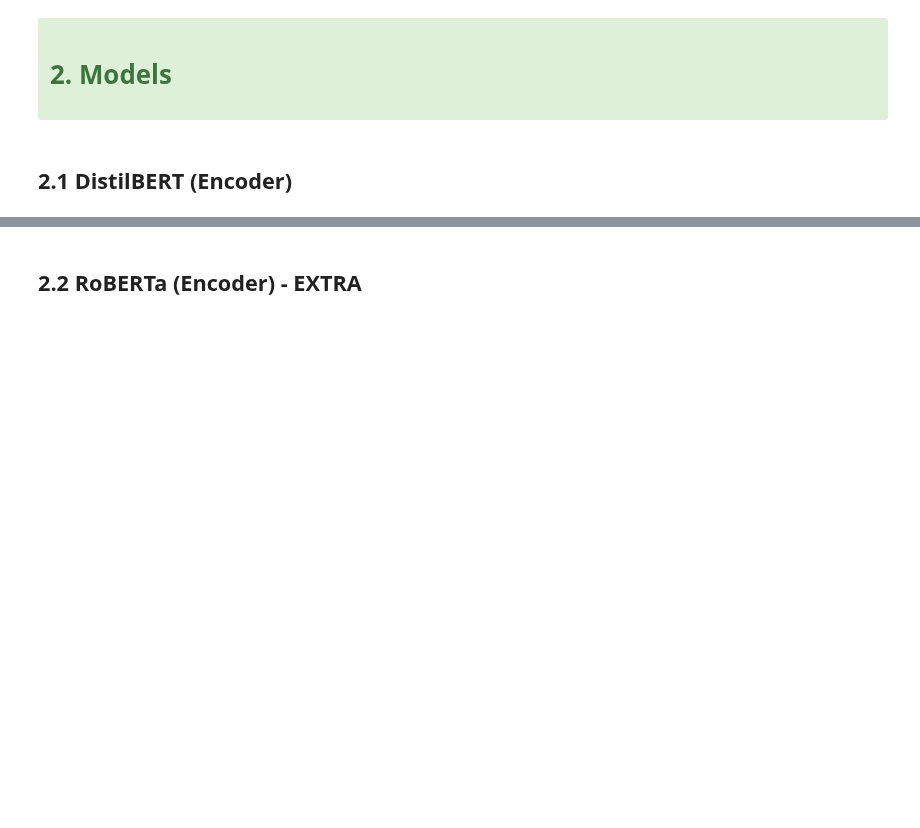
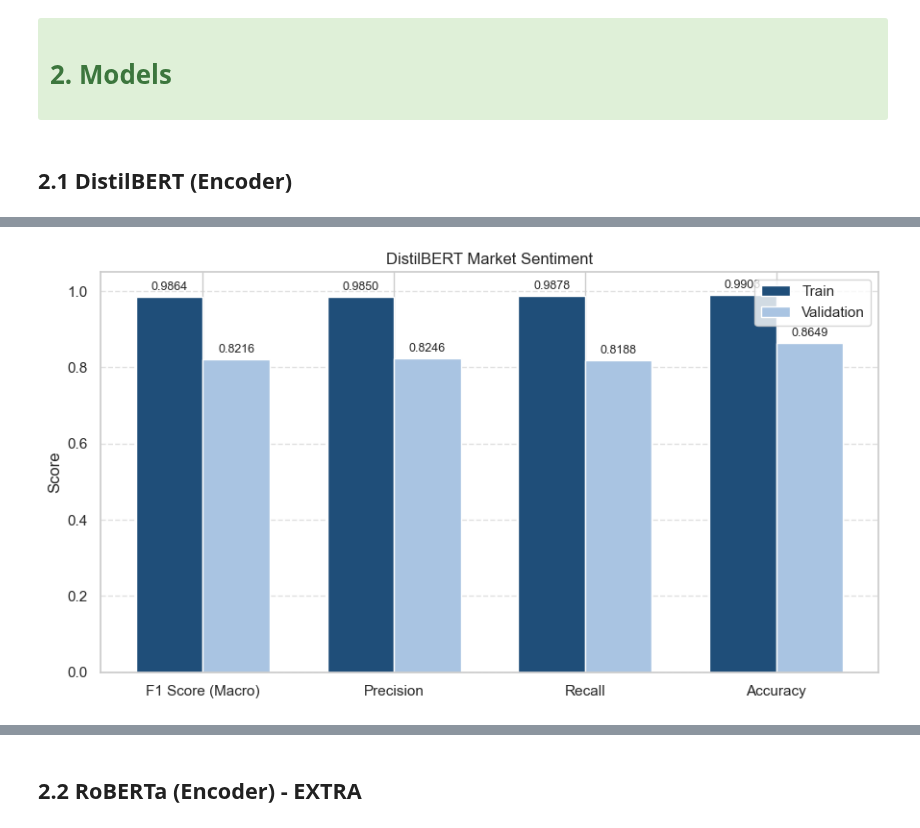
Before and after one commit to mgalao/text-mining-project, a Jupyter notebook: notebooks/3_Classification_Transformers.ipynb, the cells around one changed output, grey strips where cells are left out. Saved outputs shown, nothing was run; the diff lists cells and outputs as text; code cells hidden in the pictures; blank space fills up the shorter version.

```diff
--- a/notebooks/3_Classification_Transformers.ipynb
+++ b/notebooks/3_Classification_Transformers.ipynb
@@ -165,0 +63,9 @@ df_metrics
+# %%
+# Tokenization function
+def tokenize(example):
+    return tokenizer(example["text"],truncation=True)
+
+# Tokenize and convert to Dataset
+train_ds = Dataset.from_dict({"text": train_texts, "label": train_labels}).map(tokenize, batched=True)
+val_ds = Dataset.from_dict({"text": val_texts, "label": val_labels}).map(tokenize, batched=True)
+dataset = DatasetDict({"train": train_ds, "validation": val_ds})
@@ -165,0 +89,13 @@ df_metrics
+# %%
+# Trainer setup
+trainer = Trainer(
+    model=model,
+    args=training_args,
+    train_dataset=dataset["train"],
+    eval_dataset=dataset["validation"],
+    data_collator=DataCollatorWithPadding(tokenizer),
+    compute_metrics=compute_metrics_transformers
+)
+
+# Train the model
+trainer.train()
@@ -165,0 +163,6 @@ df_metrics
+# %%
+train_preds = trainer.predict(dataset["train"])
+val_preds = trainer.predict(dataset["validation"])
+
+train_pred_distilbert = np.argmax(train_preds.predictions, axis=1)
+val_pred_distilbert = np.argmax(val_preds.predictions, axis=1)
@@ -165,0 +171,12 @@ df_metrics
+# %%
+# Define the title for the metrics and plots
+title = "DistilBERT Market Sentiment"
+# %%
+# Get metrics DataFrame
+metrics_df = get_metrics_df(title, train_labels, train_pred_distilbert, val_labels, val_pred_distilbert)
+metrics_df
+
+# Plot metrics
+plot_metrics(train_labels, train_pred_distilbert, val_labels, val_pred_distilbert, title=title)
+# %% [output]
+[figure, added]
```
Also changed, not shown: parts of 83 cells of this notebook.
